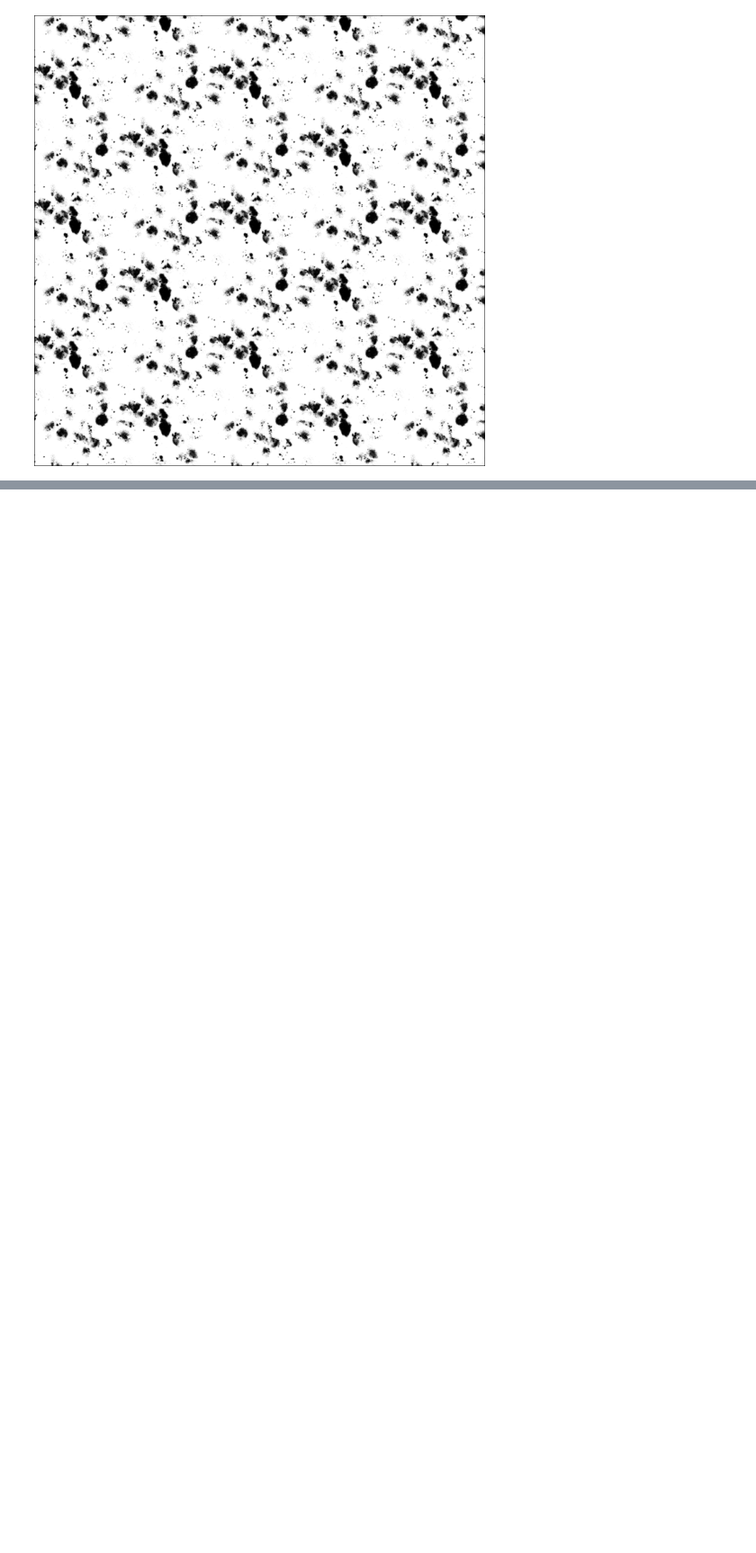
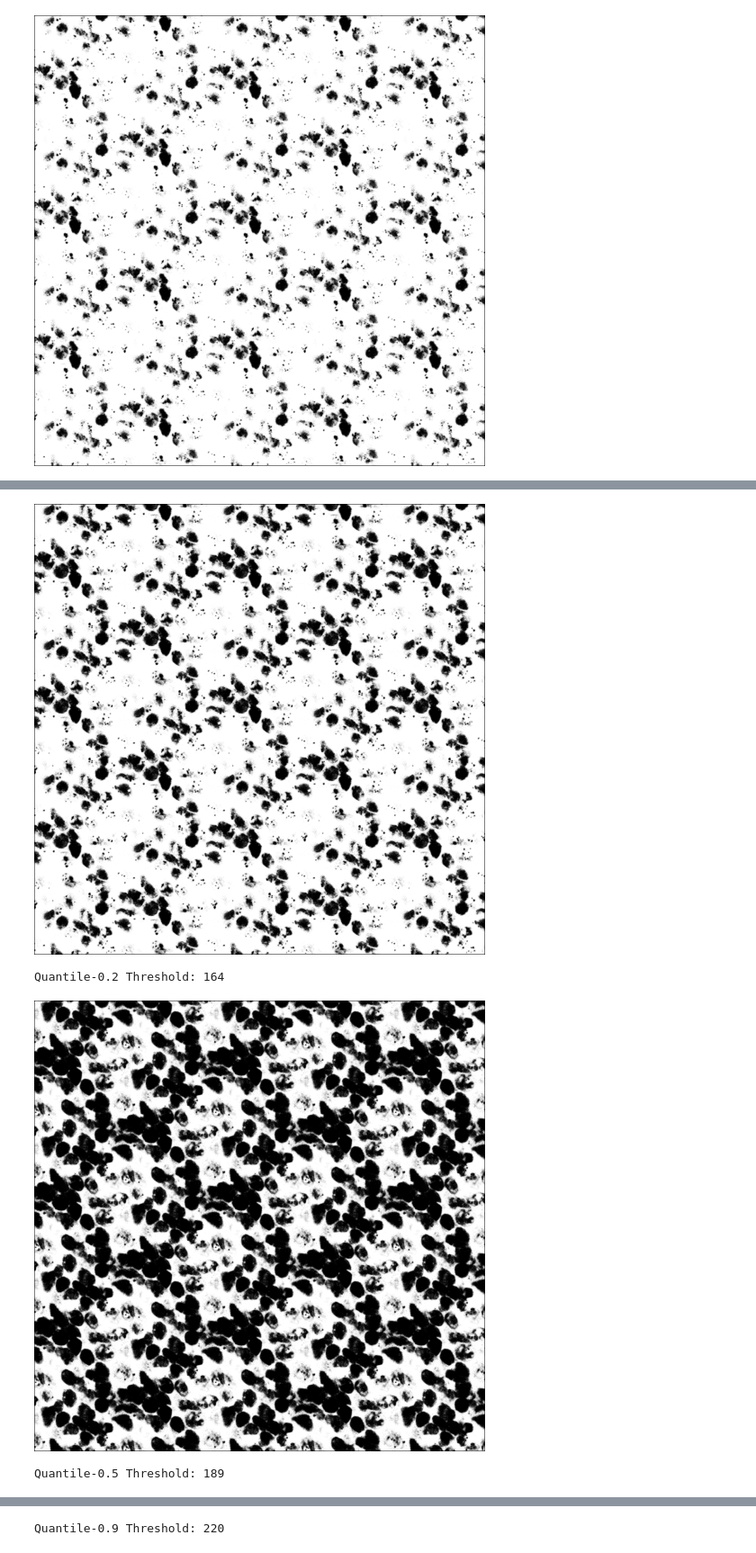
Before and after one commit to tadeohepperle/advanced_bioimage_programming, a Jupyter notebook: image_ops_julia/auto_thresholding.ipynb, the cells around one changed output, grey strips where cells are left out. Shown at 90% size. Saved outputs shown, nothing was run; the diff lists cells and outputs as text; code cells hidden in the pictures; blank space fills up the shorter version.

Commit message:
auto thresholding

```diff
--- a/image_ops_julia/auto_thresholding.ipynb
+++ b/image_ops_julia/auto_thresholding.ipynb
@@ -21,17 +21,12 @@ function thresholding(img::Image, thresh)::Image
     output = Gray.(zeros(Float32,h,w))
     for i in 1:h
         for j in 1:w
-            pix =
-            if img[i,j] > thresh
-                output[i,j] = 1.0
-            else
-                output[i,j] = 0.0
-            end
+            output[i,j] = img[i,j] > thresh ? 1.0 : 0
         end
     end
-    return output
+    output
+end
 
-end
 thresholding(img, 0.6)
 # %% [output]
 [figure]
@@ -84,0 +97,24 @@ plothist(hist(img))
+# %%
+function quantile_thresholding(img::Image, quantile=0.5)::Image
+    h = hist(img)
+    acc = 0.0
+    i = 0
+    for _ in 1:length(h)
+        i+=1
+        acc += h[i]
+        if acc >= quantile
+            break
+        end
+    end
+    println("Quantile-$(quantile) Threshold: $(i)")
+    thresholding(img, Float32(i) / 256.0)
+end
+
+IJulia.display(quantile_thresholding(img, 0.2))
+IJulia.display(quantile_thresholding(img, 0.5))
+IJulia.display(quantile_thresholding(img, 0.9))
+# %% [output]
+[figure, added]
+Quantile-0.2 Threshold: 164
+[figure, added]
+Quantile-0.5 Threshold: 189
@@ -85 +122,2 @@ plothist(hist(img))
+Quantile-0.9 Threshold: 220
 # %%
```
Also changed, not shown: parts of 6 cells of this notebook.
